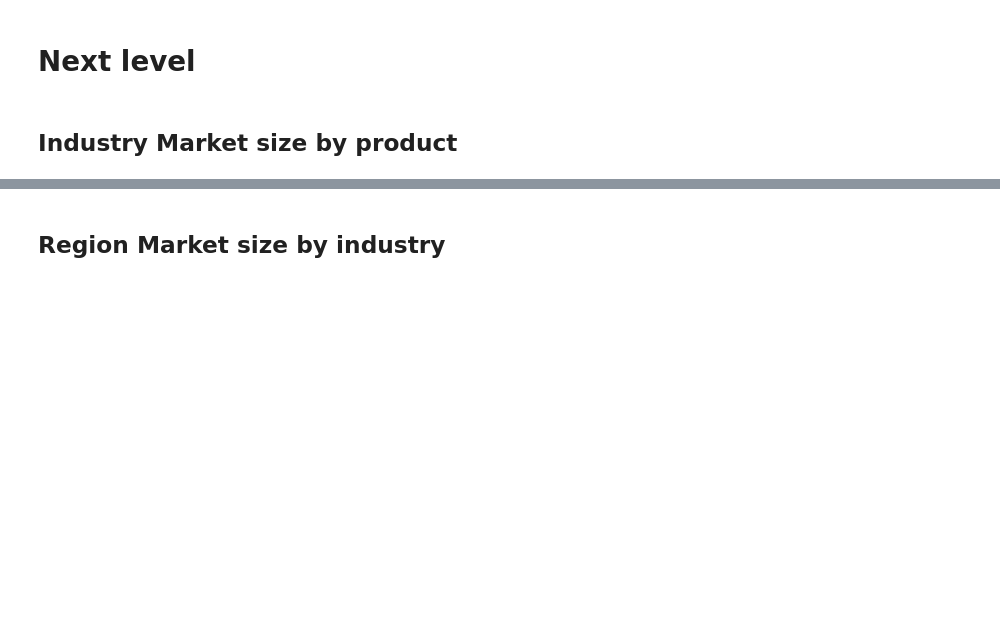
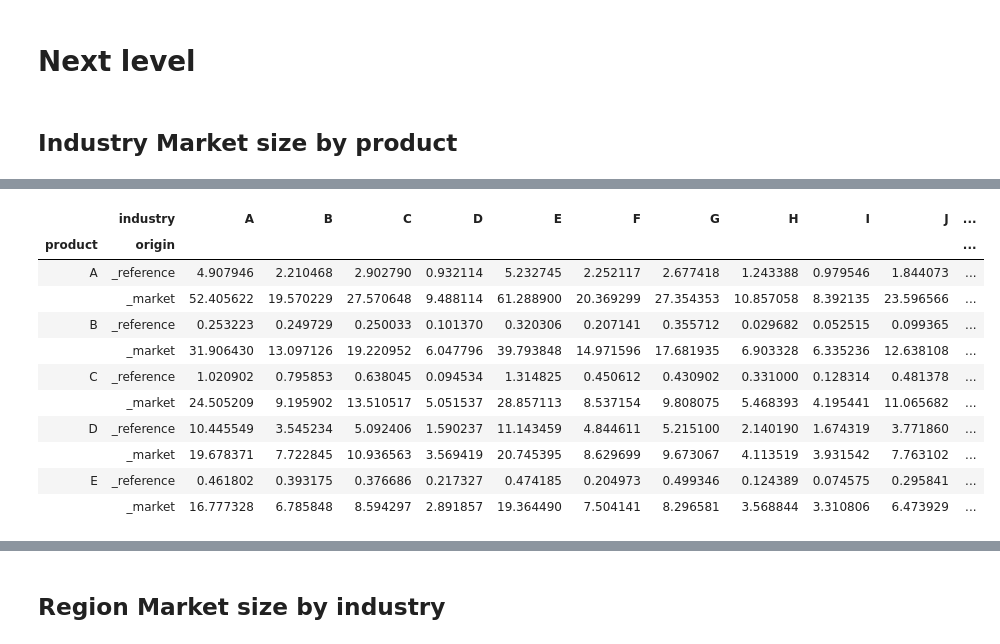
Before and after one commit to thomaspernet/PythonTeaching, a Jupyter notebook: Lectures/05_Pandas/Exercice_1.ipynb, the cells around one changed output, grey strips where cells are left out. Cells and saved outputs as stored; diff of their text form; code cells hidden in the pictures; blank space fills up the shorter version.

```diff
--- a/Lectures/05_Pandas/Exercice_1.ipynb
+++ b/Lectures/05_Pandas/Exercice_1.ipynb
@@ -177,3 +469,13 @@ df_index.loc[('Customer 25'), 'A_reference']
 # Next level
 # %% [markdown]
 ## Industry Market size by product
+# %%
+step_1 = (df_final[['industry'] + reference + market]
+          .groupby('industry')
+          .sum(axis=0)
+          .transpose()
+          .reset_index()
+          .assign(origin = lambda x: x['index'].str.extract(r"(_[^_]+$)"),
+                product = lambda x: x['index'].str.extract(r"(^[^_]+(?=_))"))
+          )
+step_1
@@ -179,0 +495,19 @@ df_index.loc[('Customer 25'), 'A_reference']
+# %%
+step_2 = (step_1.drop(columns = 'index')
+ .sort_values(by = "product")
+ .set_index(['product', 'origin'])
+         )
+step_2
+# %% [output]
+|  | industry | A | B | C | D | E | F | G | H | I | J | ... |
+| product | origin |  |  |  |  |  |  |  |  |  |  | ... |
+| A | _reference | 4.907946 | 2.210468 | 2.902790 | 0.932114 | 5.232745 | 2.252117 | 2.677418 | 1.243388 | 0.979546 | 1.844073 | ... |
+|  | _market | 52.405622 | 19.570229 | 27.570648 | 9.488114 | 61.288900 | 20.369299 | 27.354353 | 10.857058 | 8.392135 | 23.596566 | ... |
+| B | _reference | 0.253223 | 0.249729 | 0.250033 | 0.101370 | 0.320306 | 0.207141 | 0.355712 | 0.029682 | 0.052515 | 0.099365 | ... |
+|  | _market | 31.906430 | 13.097126 | 19.220952 | 6.047796 | 39.793848 | 14.971596 | 17.681935 | 6.903328 | 6.335236 | 12.638108 | ... |
+| C | _reference | 1.020902 | 0.795853 | 0.638045 | 0.094534 | 1.314825 | 0.450612 | 0.430902 | 0.331000 | 0.128314 | 0.481378 | ... |
+|  | _market | 24.505209 | 9.195902 | 13.510517 | 5.051537 | 28.857113 | 8.537154 | 9.808075 | 5.468393 | 4.195441 | 11.065682 | ... |
+| D | _reference | 10.445549 | 3.545234 | 5.092406 | 1.590237 | 11.143459 | 4.844611 | 5.215100 | 2.140190 | 1.674319 | 3.771860 | ... |
+|  | _market | 19.678371 | 7.722845 | 10.936563 | 3.569419 | 20.745395 | 8.629699 | 9.673067 | 4.113519 | 3.931542 | 7.763102 | ... |
+| E | _reference | 0.461802 | 0.393175 | 0.376686 | 0.217327 | 0.474185 | 0.204973 | 0.499346 | 0.124389 | 0.074575 | 0.295841 | ... |
+|  | _market | 16.777328 | 6.785848 | 8.594297 | 2.891857 | 19.364490 | 7.504141 | 8.296581 | 3.568844 | 3.310806 | 6.473929 | ... |
```
Also changed, not shown: parts of 30 cells of this notebook, 2 other files.
